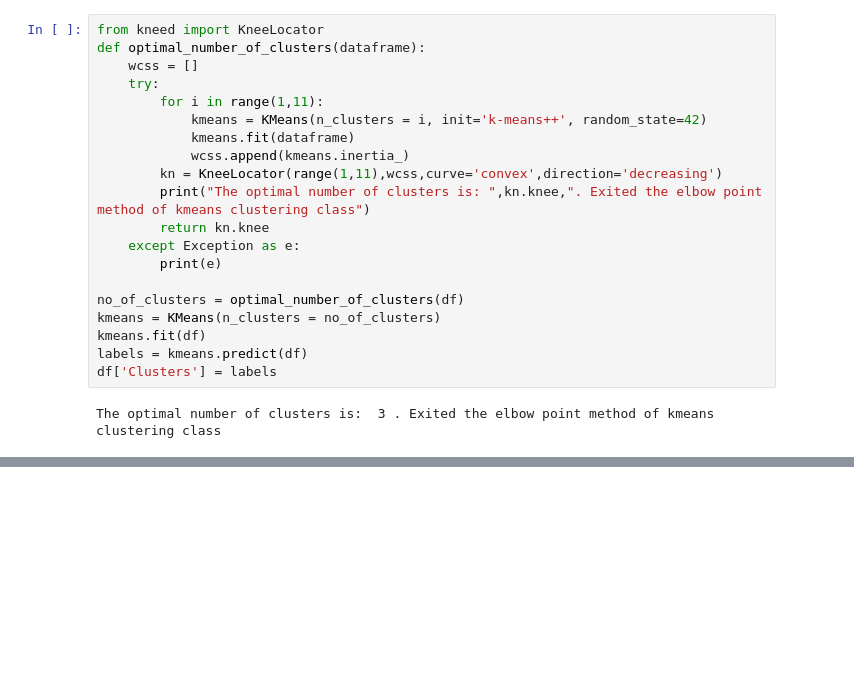
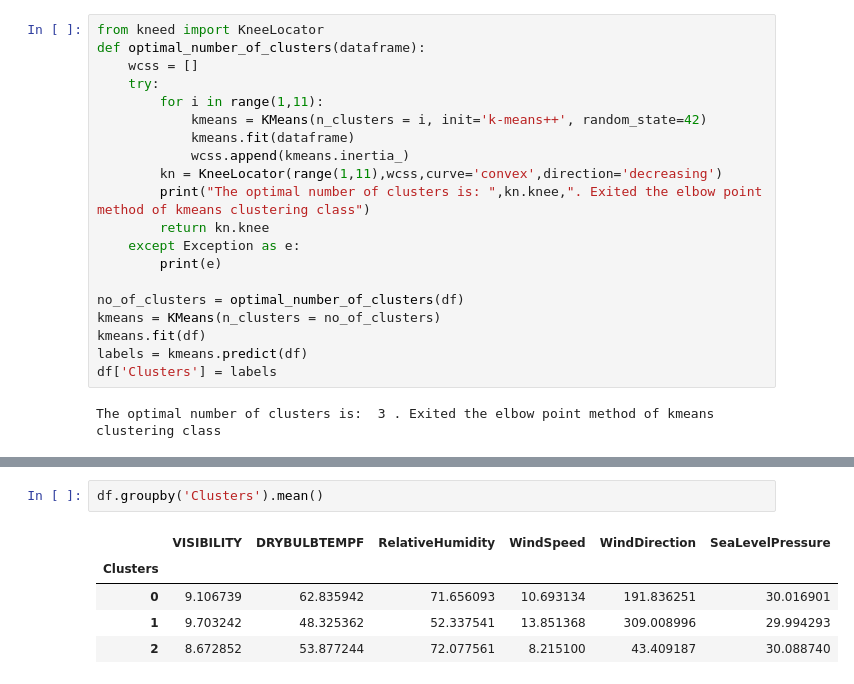
Before and after one commit to aaban-khan-dev/Climate-visibility-Project, a Jupyter notebook: notebooks/feature_engineering_and_model_training.ipynb, the cells around one changed output, grey strips where cells are left out. Drawn from its saved outputs; the diff is of its cells as text; blank space fills up the shorter version.

```diff
--- a/notebooks/feature_engineering_and_model_training.ipynb
+++ b/notebooks/feature_engineering_and_model_training.ipynb
@@ -195,0 +208,8 @@ Name: count, dtype: int64
+# %%
+df.groupby('Clusters').mean()
+# %% [output]
+|  | VISIBILITY | DRYBULBTEMPF | RelativeHumidity | WindSpeed | WindDirection | SeaLevelPressure |
+| Clusters |  |  |  |  |  |  |
+| 0 | 9.106739 | 62.835942 | 71.656093 | 10.693134 | 191.836251 | 30.016901 |
+| 1 | 9.703242 | 48.325362 | 52.337541 | 13.851368 | 309.008996 | 29.994293 |
+| 2 | 8.672852 | 53.877244 | 72.077561 | 8.215100 | 43.409187 | 30.088740 |
```
Also changed, not shown: parts of 6 cells of this notebook.
